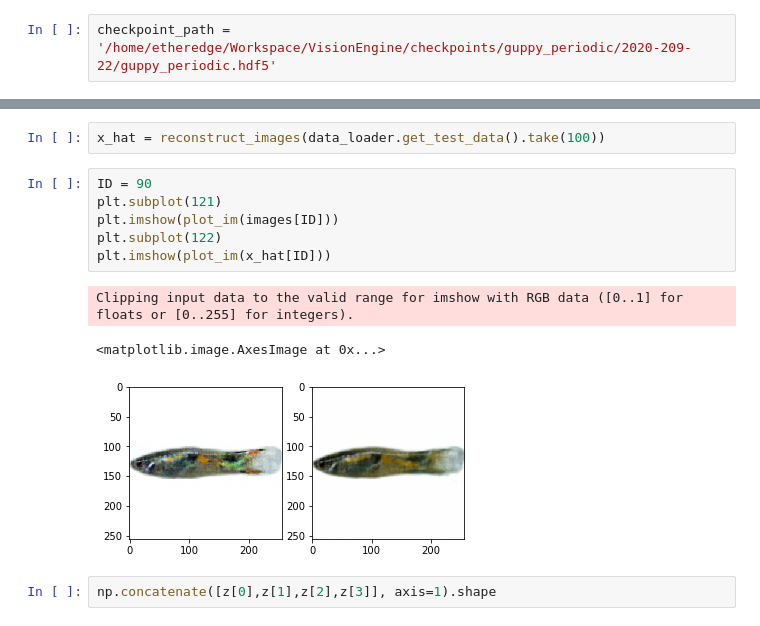
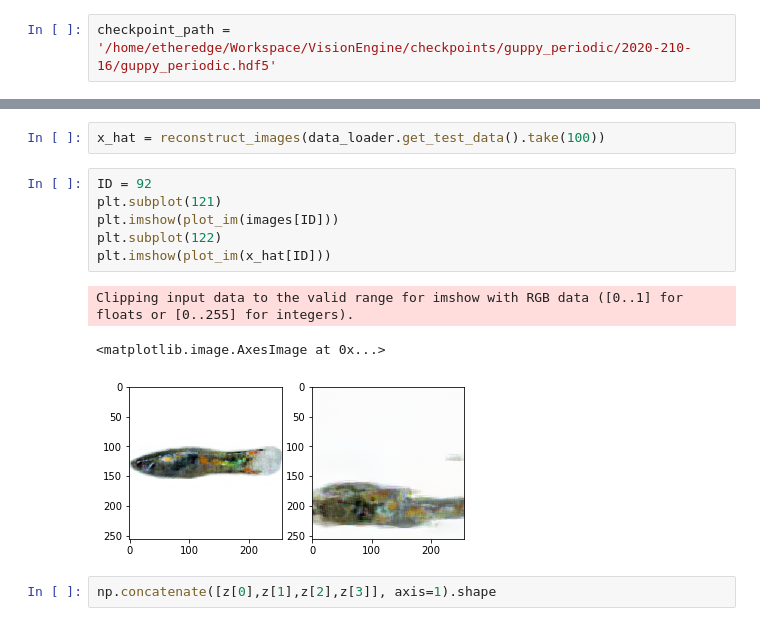
Before and after one commit to ietheredge/VisionEngine, a Jupyter notebook: notebooks/EvaluateModel.ipynb, the cells around one changed output, grey strips where cells are left out. Saved outputs shown, nothing was run; the diff lists cells and outputs as text.

```diff
--- a/notebooks/EvaluateModel.ipynb
+++ b/notebooks/EvaluateModel.ipynb
@@ -36,7 +36,7 @@ pwd
 # %% [output]
 '/home/etheredge/Workspace/VisionEngine/notebooks'
 # %%
-checkpoint_path = '/home/etheredge/Workspace/VisionEngine/checkpoints/guppy_periodic/2020-209-22/guppy_periodic.hdf5'
+checkpoint_path = '/home/etheredge/Workspace/VisionEngine/checkpoints/guppy_periodic/2020-210-16/guppy_periodic.hdf5'
 # %%
 config_file = '/home/etheredge/Workspace/VisionEngine/VisionEngine/configs/guppy_periodic_config.json'
 config = process_config(config_file)
@@ -171,15 +171,15 @@ images.shape
 # %%
 x_hat = reconstruct_images(data_loader.get_test_data().take(100))
 # %%
-ID = 90
+ID = 92
 plt.subplot(121)
 plt.imshow(plot_im(images[ID]))
 plt.subplot(122)
 plt.imshow(plot_im(x_hat[ID]))
 # %% [output]
 Clipping input data to the valid range for imshow with RGB data ([0..1] for floats or [0..255] for integers).
 <matplotlib.image.AxesImage at 0x...>
-[figure, old version]
+[figure, new version]
 # %%
 np.concatenate([z[0],z[1],z[2],z[3]], axis=1).shape
 # %% [output]
```
Also changed, not shown: parts of 2 cells of this notebook, 5 other files.
